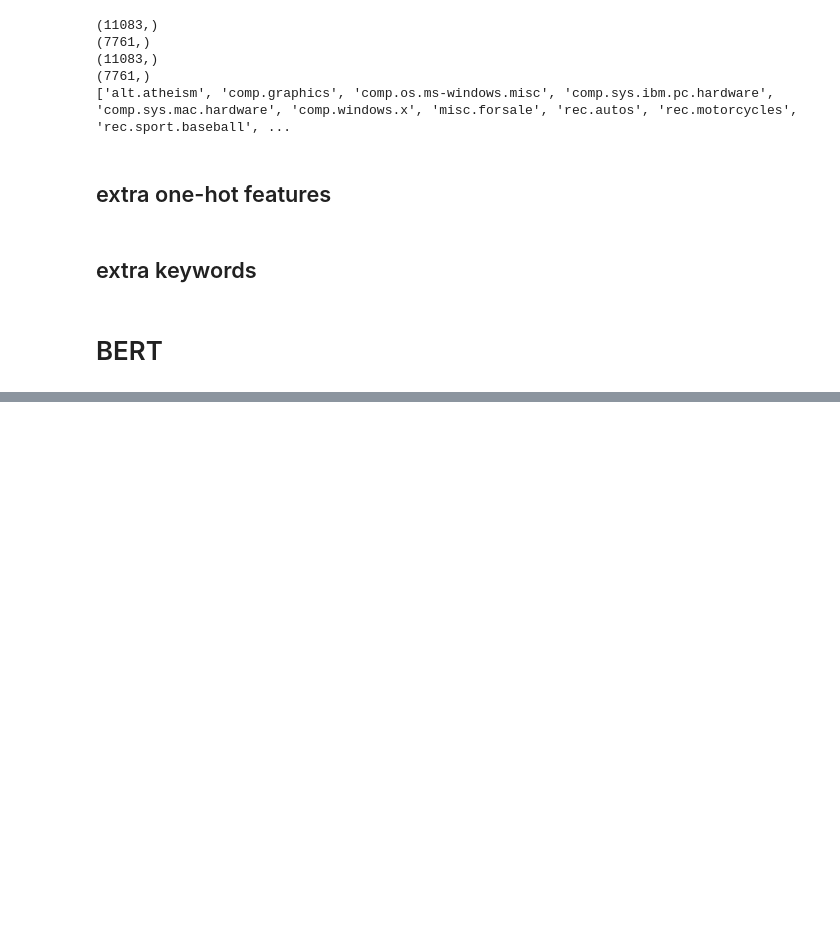
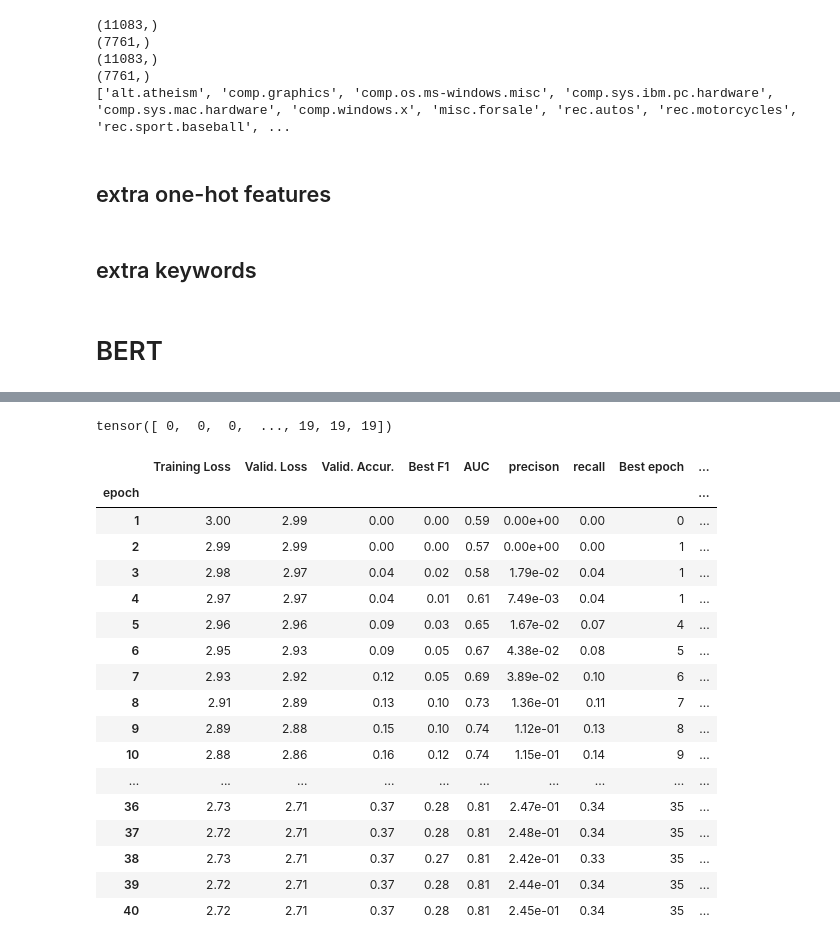
Before and after one commit to InscribeDeeper/Text-Classification, a Jupyter notebook: code/NN_based_models_BERT_v1_text.ipynb, the cells around one changed output, grey strips where cells are left out. Cells and saved outputs as stored; diff of their text form; code cells hidden in the pictures; blank space fills up the shorter version.

```diff
--- a/code/NN_based_models_BERT_v1_text.ipynb
+++ b/code/NN_based_models_BERT_v1_text.ipynb
@@ -47,7 +49,8 @@ from data_utils import *
 train, test = load_data(only_stem_voc=False, sample50=False)
 # train, upsampling_info = upsampling_train(train)
 
-train_text, train_label = train_augmentation(train, select_comb=[['text'], ['reply', 'reference_one', 'reference_two']])
+train_text, train_label = train_augmentation(train, select_comb=[['reply', 'reference_one', 'reference_two']])
+# train_text, train_label = train_augmentation(train, select_comb=[['text'], ['reply', 'reference_one', 'reference_two']])
 # train_text, train_label = train['text'], train['label']
 # test_text, test_label = test['text'], test['label']
 test_text, test_label = test[['reply', 'reference_one', 'reference_two']].apply(lambda x: " ".join(x), axis=1), test['label']
@@ -188,11 +191,11 @@ Trainable params: 109,482,240
 Non-trainable params: 0
 ===========================================================================
 # %%
-load_embed= False
+load_embed= True
 
 learning_rate = 0.0001
-epochs = 40
-patience = 10
+epochs = 80
+patience = 60
 MAX_DOC_LEN = 200
 batch_size=32
 
@@ -281,0 +356,25 @@ roc_auc(y_test, pred_labels)
+# %%
+np.argmax(train_one_hot_labels, axis=1)
+# %% [output]
+tensor([ 0,  0,  0,  ..., 19, 19, 19])
+# %%
+df_stats
+# %% [output]
+|  | Training Loss | Valid. Loss | Valid. Accur. | Best F1 | AUC | precison | recall | Best epoch | ... |
+| epoch |  |  |  |  |  |  |  |  | ... |
+| 1 | 3.00 | 2.99 | 0.00 | 0.00 | 0.59 | 0.00e+00 | 0.00 | 0 | ... |
+| 2 | 2.99 | 2.99 | 0.00 | 0.00 | 0.57 | 0.00e+00 | 0.00 | 1 | ... |
+| 3 | 2.98 | 2.97 | 0.04 | 0.02 | 0.58 | 1.79e-02 | 0.04 | 1 | ... |
+| 4 | 2.97 | 2.97 | 0.04 | 0.01 | 0.61 | 7.49e-03 | 0.04 | 1 | ... |
+| 5 | 2.96 | 2.96 | 0.09 | 0.03 | 0.65 | 1.67e-02 | 0.07 | 4 | ... |
+| 6 | 2.95 | 2.93 | 0.09 | 0.05 | 0.67 | 4.38e-02 | 0.08 | 5 | ... |
+| 7 | 2.93 | 2.92 | 0.12 | 0.05 | 0.69 | 3.89e-02 | 0.10 | 6 | ... |
+| 8 | 2.91 | 2.89 | 0.13 | 0.10 | 0.73 | 1.36e-01 | 0.11 | 7 | ... |
+| 9 | 2.89 | 2.88 | 0.15 | 0.10 | 0.74 | 1.12e-01 | 0.13 | 8 | ... |
+| 10 | 2.88 | 2.86 | 0.16 | 0.12 | 0.74 | 1.15e-01 | 0.14 | 9 | ... |
+| ... | ... | ... | ... | ... | ... | ... | ... | ... | ... |
+| 36 | 2.73 | 2.71 | 0.37 | 0.28 | 0.81 | 2.47e-01 | 0.34 | 35 | ... |
+| 37 | 2.72 | 2.71 | 0.37 | 0.28 | 0.81 | 2.48e-01 | 0.34 | 35 | ... |
+| 38 | 2.73 | 2.71 | 0.37 | 0.27 | 0.81 | 2.42e-01 | 0.33 | 35 | ... |
+| 39 | 2.72 | 2.71 | 0.37 | 0.28 | 0.81 | 2.44e-01 | 0.34 | 35 | ... |
+| 40 | 2.72 | 2.71 | 0.37 | 0.28 | 0.81 | 2.45e-01 | 0.34 | 35 | ... |
```
Also changed, not shown: parts of 8 cells of this notebook, 7 other files.
